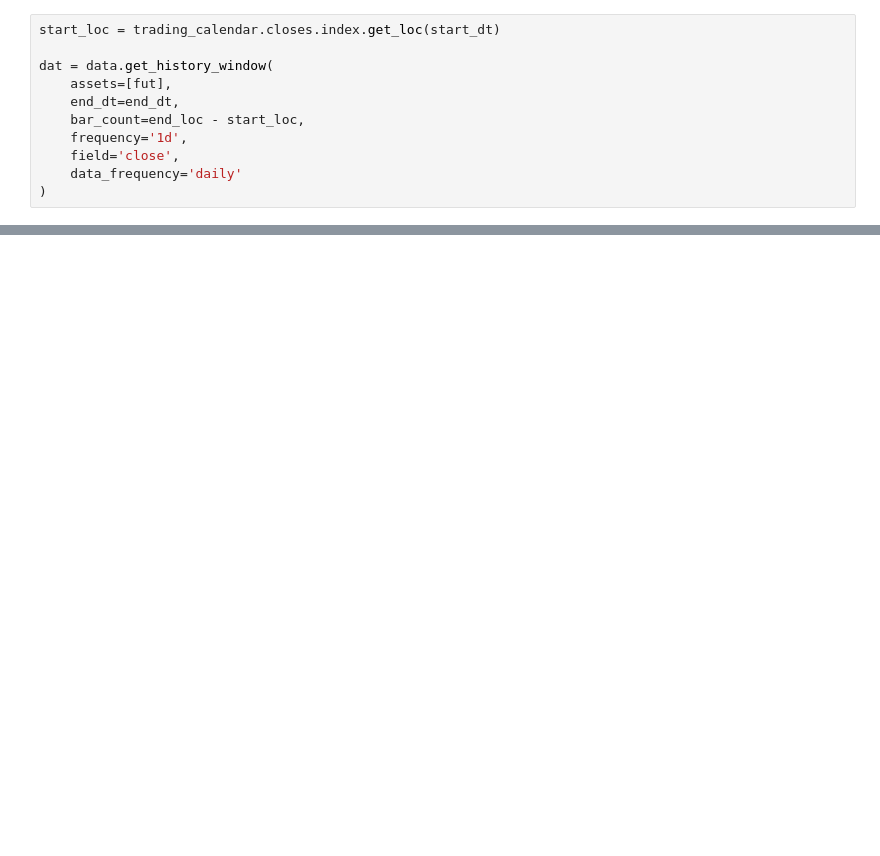
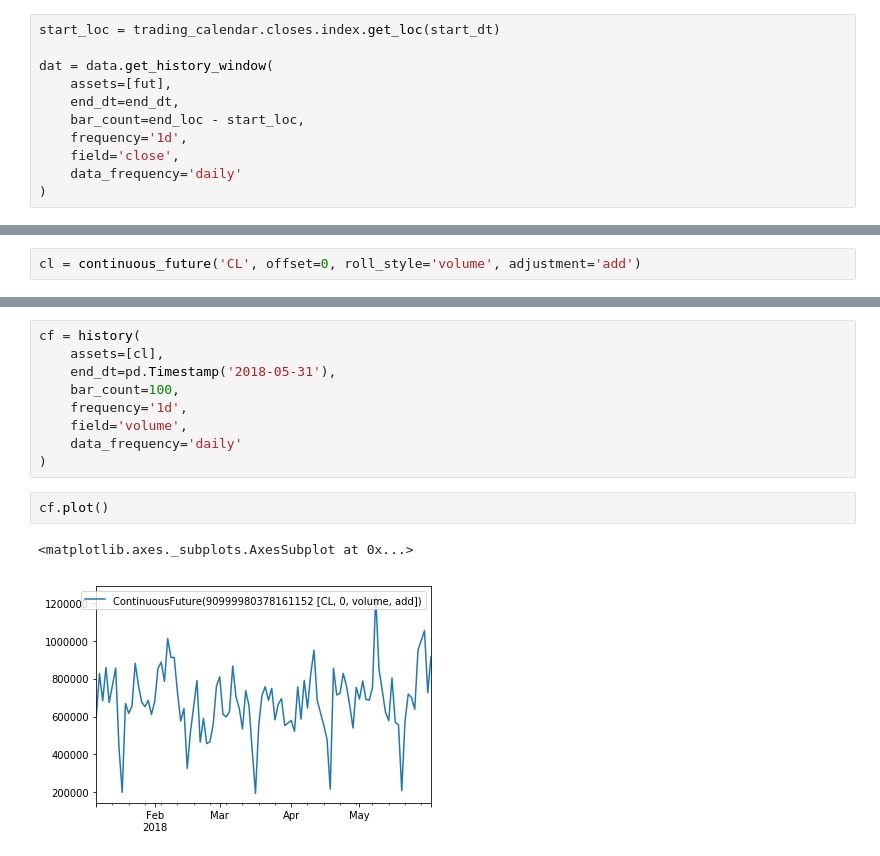
Before and after one commit to t1user/zipline, a Jupyter notebook: futures_ test_notebook.ipynb, the cells around one changed output, grey strips where cells are left out. Saved outputs shown, nothing was run; the diff lists cells and outputs as text; blank space fills up the shorter version.

```diff
--- a/futures_ test_notebook.ipynb
+++ b/futures_ test_notebook.ipynb
@@ -120,0 +178,2 @@ dat
+# %%
+cl = continuous_future('CL', offset=0, roll_style='volume', adjustment='add')
@@ -120,0 +274,14 @@ dat
+# %%
+cf = history(
+    assets=[cl],
+    end_dt=pd.Timestamp('2018-05-31'),
+    bar_count=100,
+    frequency='1d',
+    field='volume',
+    data_frequency='daily'
+)
+# %%
+cf.plot()
+# %% [output]
+<matplotlib.axes._subplots.AxesSubplot at 0x...>
+[figure, added]
```
Also changed, not shown: parts of 17 cells of this notebook, 6 other files.
